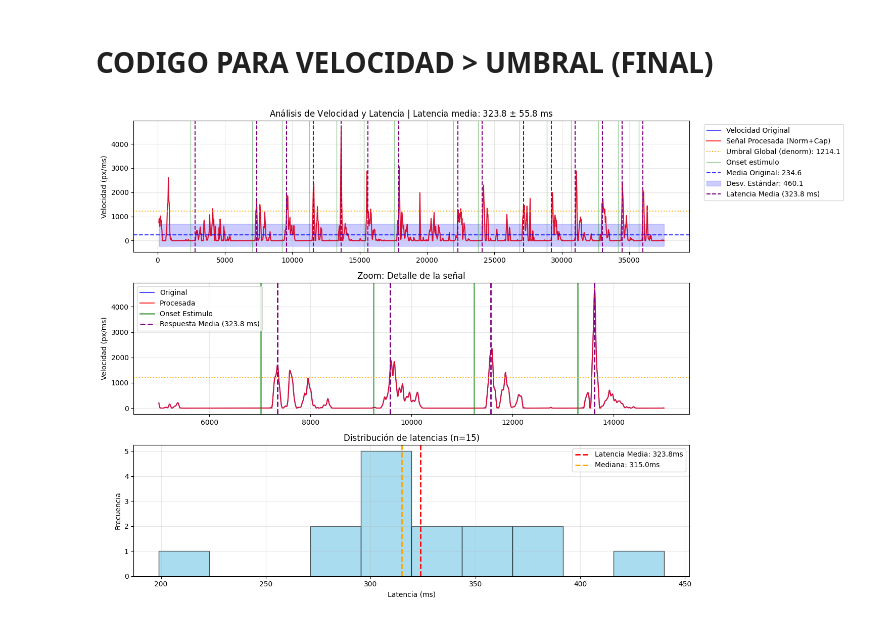
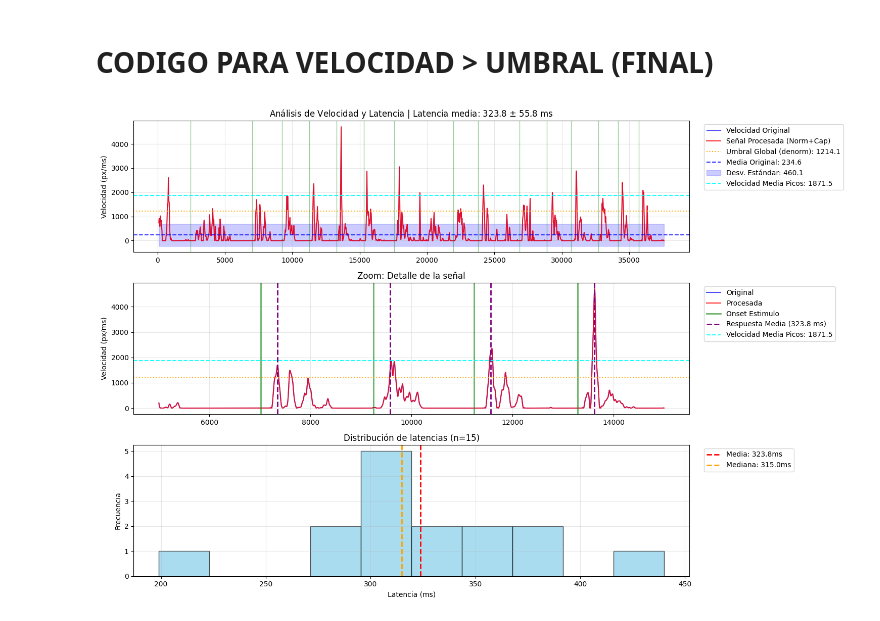
Before and after one commit to abarrio12/eogtouch, a Jupyter notebook: notebooks/01 - Start Latency.ipynb, the cells around one changed output. Saved outputs shown, nothing was run; the diff lists cells and outputs as text; code cells hidden in the pictures.

Commit message:
cambio leyendas biom 1

```diff
--- a/notebooks/01 - Start Latency.ipynb
+++ b/notebooks/01 - Start Latency.ipynb
@@ -1161,7 +1102,7 @@ END   = rellenado.shape[0]
 # --- Parámetros de Detección Avanzada ---
 MIN_DURATION_MS = 10      # ms que debe mantenerse por encima del umbral
 MAX_LATENCY_MS  = 1000    # Ventana máxima para buscar respuesta
-P_CAP = 100               # Percentil para recortar picos (después de normalizar -> si 100 no )
+P_CAP = 100               # Percentil para recortar picos (100 = sin cap)
 P_THR_GLOBAL = 95.0       # Percentil para umbral global
 LOCAL_PRE_MS   = 100      # Ventana antes del onset para baseline local
 LOCAL_POST_MS  = 600      # Ventana después del onset para estimar dinámica
@@ -1170,7 +1111,6 @@ HYST_RATIO     = 0.7      # Histéresis: umbral bajo = HYST_RATIO * umbral alto
 TOL_GAP_SAMPLES = 2       # Tolera hasta 2 muestras por debajo dentro del bloque
 
 # --- Parámetros de Lag (si aún se usan) ---
-# Si la estimación de LAG ya no es necesaria con este método, puedes comentar/eliminar esta sección
 AUTO_LAG = True
 LAG_APPLY_MIN_MS = 600
 LAG_SEARCH_MS = 2000
@@ -1191,29 +1131,23 @@ vel_original = vel.copy()
 END = min(END, len(vel))
 
 # ================== 1) Normalización y Capping (Winsorización) ==================
-# Normalización por la mediana de valores positivos
 xp = vel[vel > 0]
 med_pos = float(np.median(xp)) if xp.size > 0 else 1.0
 scale = 1.0 / med_pos if med_pos > 0 else 1.0
 vel_norm = vel * scale
 
-# Capping sobre la señal normalizada
 cap_val = float(np.percentile(vel_norm[vel_norm > 0], P_CAP)) if np.any(vel_norm > 0) else 0.0
 vel_cap = np.minimum(vel_norm, cap_val)
 
-# Umbral global sobre la señal normalizada y capada
 pos_cap = vel_cap[vel_cap > 0]
 THRESHOLD_GLOBAL = float(np.percentile(pos_cap, P_THR_GLOBAL)) if pos_cap.size else 0.0
-
+thr_global_denorm = THRESHOLD_GLOBAL / scale
 
 # ================== 2) Onsets y Parámetros de Muestras ==================
 stim_x = rellenado["stimuli_x"].values
 event_onsets = np.where(np.diff(stim_x) != 0)[0] + 1
 event_onsets = event_onsets[(event_onsets >= 0) & (event_onsets < len(vel))]
 
-# Aquí puedes decidir si seguir usando la corrección de Lag o no.
-# Por ahora, la mantendré por si la necesitas.
-# ... (Código de estimación de Lag, si lo necesitas, iría aquí) ...
 event_onsets_corr = event_onsets # Asumimos sin corrección de lag por ahora, ajústalo si es necesario
 
 min_samples = int(round(MIN_DURATION_MS / dt_ms))
@@ -1223,22 +1157,18 @@ post_samp   = int(round(LOCAL_POST_MS / dt_ms))
 
 # ================== 3) Detección de Latencia Robusta (con Histéresis) ==================
 latencias_ms = []
-# Se usa vel_cap (normalizada) para toda la lógica de detección
 for onset in event_onsets_corr:
-    # Ventana local alrededor del onset
     a = max(0, onset - pre_samp)
     b = min(len(vel_cap), onset + post_samp)
     seg = vel_cap[a:b]
     seg_pos = seg[seg > 0]
 
-    # Umbral alto/bajo local
-    if seg_pos.size < 10: # Si hay muy poca actividad, usar el global
+    if seg_pos.size < 10:
         thr_hi = THRESHOLD_GLOBAL
     else:
         thr_hi = float(np.percentile(seg_pos, LOCAL_P_HI))
     thr_lo = HYST_RATIO * thr_hi
 
-    # Búsqueda con histéresis y tolerancia a micro-cortes
     found = None
     if onset < len(vel_cap) - min_samples:
         j_lim = min(len(vel_cap), onset + max_samples)
@@ -1251,14 +1181,13 @@ for onset in event_onsets_corr:
             run = 0; gaps = 0; k = i
             while k < len(vel_cap) and run < min_samples and k < onset + max_samples:
                 if vel_cap[k] >= thr_lo:
-                    run += 1
-                    gaps = 0 # se resetea si está por encima
+                    run += 1; gaps = 0
                 else:
                     gaps += 1
                     if gaps <= TOL_GAP_SAMPLES:
                         run += 1
                     else:
-                        run = 0; gaps = 0; i = k + 1 # Falló, buscar nuevo inicio
+                        run = 0; gaps = 0; i = k + 1
                         while i < j_lim and vel_cap[i] < thr_hi:
                             i += 1
                         k = i -1
@@ -1276,9 +1205,18 @@ std_vel_original = float(np.std(vel_original, ddof=1))
 lat_mean_ms = float(np.mean(latencias_ms)) if latencias_ms else None
 lat_std_ms = float(np.std(latencias_ms, ddof=1)) if latencias_ms else None
 
+# --- NUEVO: CALCULAR VELOCIDAD MEDIA DE PICOS SIGNIFICATIVOS ---
+# Usamos la señal original para que la métrica esté en unidades reales (px/ms)
+picos_significativos, _ = find_peaks(vel_original, height=thr_global_denorm)
+if picos_significativos.size > 0:
+    velocidad_media_picos = np.mean(vel_original[picos_significativos])
+else:
+    velocidad_media_picos = None
+# --- FIN DEL NUEVO CÁLCULO ---
+
 # ================== 5) Gráfico Integrado ==================
 t_ms = np.arange(len(vel)) * dt_ms
-vel_cap_denorm = vel_cap / scale # Denormalizar para el gráfico
+vel_cap_denorm = vel_cap / scale
 
 plt.figure(figsize=(15,10))
 
@@ -1289,29 +1227,24 @@ plt.plot(t_ms[START:END], vel_original[START:END], 'b-', alpha=0.7, linewidth=1,
 plt.plot(t_ms[START:END], vel_cap_denorm[START:END], 'r-', alpha=0.8, linewidth=1.5,
          label=f"Señal Procesada (Norm+Cap)")
 
-# Umbral global (denormalizado para la visualización)
-thr_global_denorm = THRESHOLD_GLOBAL / scale
 plt.axhline(thr_global_denorm, color='orange', linestyle=':', alpha=0.9,
             label=f"Umbral Global (denorm): {thr_global_denorm:.1f}")
 
 # Onsets
 for onset in event_onsets_corr:
     if START <= onset < END:
-        plt.axvline(onset * dt_ms, color="green", alpha=0.4, linewidth=1, label = "Onset estimulo")
+        plt.axvline(onset * dt_ms, color="green", alpha=0.4, linewidth=1)
 
 # Banda de Media ± Desv. Estándar (sobre la señal original)
 plt.axhline(media_vel_original, color="blue", linestyle="--", alpha=0.8, label=f"Media Original: {media_vel_original:.1f}")
 plt.fill_between(t_ms[START:END], media_vel_original - std_vel_original, media_vel_original + std_vel_original,
                  color='blue', alpha=0.2, label=f"Desv. Estándar: {std_vel_original:.1f}")
 
-# Latencia media
-if lat_mean_ms is not None:
-    label_lat = f"Latencia Media ({lat_mean_ms:.1f} ms)"
-    for onset in event_onsets_corr:
-        if START <= onset < END:
-            pos_lat_media = onset * dt_ms + lat_mean_ms
-            plt.axvline(x=pos_lat_media, color='purple', linestyle='--', linewidth=1.5, label=label_lat)
-            label_lat = None
+# --- NUEVO: LÍNEA DE VELOCIDAD MEDIA DE PICOS ---
+if velocidad_media_picos is not None:
+    plt.axhline(velocidad_media_picos, color='cyan', linestyle='--', alpha=0.9,
+                label=f"Velocidad Media Picos: {velocidad_media_picos:.1f}")
+# --- FIN DE LA NUEVA LÍNEA ---
 
 # Título y Leyenda
 handles, labels = plt.gca().get_legend_handles_labels()
@@ -1325,45 +1258,39 @@ plt.grid(True, alpha=0.3)
 # Subplot 2: Zoom
 plt.subplot(3,1,2)
 zoom_start = max(START, int(5000/dt_ms))
 zoom_end = min(END, zoom_start + int(10000/dt_ms))
 plt.plot(t_ms[zoom_start:zoom_end], vel_original[zoom_start:zoom_end], 'b-', alpha=0.7, label="Original")
 plt.plot(t_ms[zoom_start:zoom_end], vel_cap_denorm[zoom_start:zoom_end], 'r-', alpha=0.8, label="Procesada")
-# Define la etiqueta UNA VEZ, antes del bucle
 label_onset = "Onset Estimulo"
 label_lat = f"Respuesta Media ({lat_mean_ms:.1f} ms)" if lat_mean_ms is not None else None
-
 for onset in event_onsets_corr:
     if zoom_start <= onset < zoom_end:
-        # Dibuja el onset
         plt.axvline(onset * dt_ms, color="green", alpha=0.6, linewidth=2, label=label_onset)
-
-        # Dibuja la latencia media
         if lat_mean_ms is not None:
-            posicion_lat_media = onset * dt_ms + lat_mean_ms
-            plt.axvline(x=posicion_lat_media, color='purple', linestyle='--', linewidth=2, label=label_lat)
-
-        # Anula las etiquetas para que no se repitan en la leyenda en las siguientes iteraciones
-        label_onset = None
-        label_lat = None
+            plt.axvline(onset * dt_ms + lat_mean_ms, color='purple', linestyle='--', linewidth=2, label=label_lat)
+        label_onset = None; label_lat = None
 plt.axhline(thr_global_denorm, color='orange', linestyle=':', alpha=0.9)
+if velocidad_media_picos is not None:
+    plt.axhline(velocidad_media_picos, color='cyan', linestyle='--', alpha=0.9,
+                label=f"Velocidad Media Picos: {velocidad_media_picos:.1f}")
 plt.title("Zoom: Detalle de la señal")
 plt.ylabel("Velocidad (px/ms)")
-plt.legend()
+plt.legend(bbox_to_anchor=(1.02, 1), loc="upper left")
 plt.grid(True, alpha=0.3)
 
 # Subplot 3: Histograma de latencias
 plt.subplot(3,1,3)
 if latencias_ms:
     plt.hist(latencias_ms, bins=min(20, max(10, len(latencias_ms)//2)), alpha=0.7, edgecolor='black', color='skyblue')
-    plt.axvline(lat_mean_ms, color="red", linestyle="--", linewidth=2, label=f"Latencia Media: {lat_mean_ms:.1f}ms")
+    plt.axvline(lat_mean_ms, color="red", linestyle="--", linewidth=2, label=f"Media: {lat_mean_ms:.1f}ms")
     plt.axvline(np.median(latencias_ms), color="orange", linestyle="--", linewidth=2, label=f"Mediana: {np.median(latencias_ms):.1f}ms")
     plt.xlabel("Latencia (ms)")
     plt.ylabel("Frecuencia")
     plt.title(f"Distribución de latencias (n={len(latencias_ms)})")
-    plt.legend()
+    plt.legend(bbox_to_anchor=(1.02, 1), loc="upper left")
     plt.grid(True, alpha=0.3)
 
 plt.tight_layout()
 plt.show()
 # %% [output]
-[figure, old version]
+[figure, new version]
```
Also changed, not shown: parts of 1 cell of this notebook.
